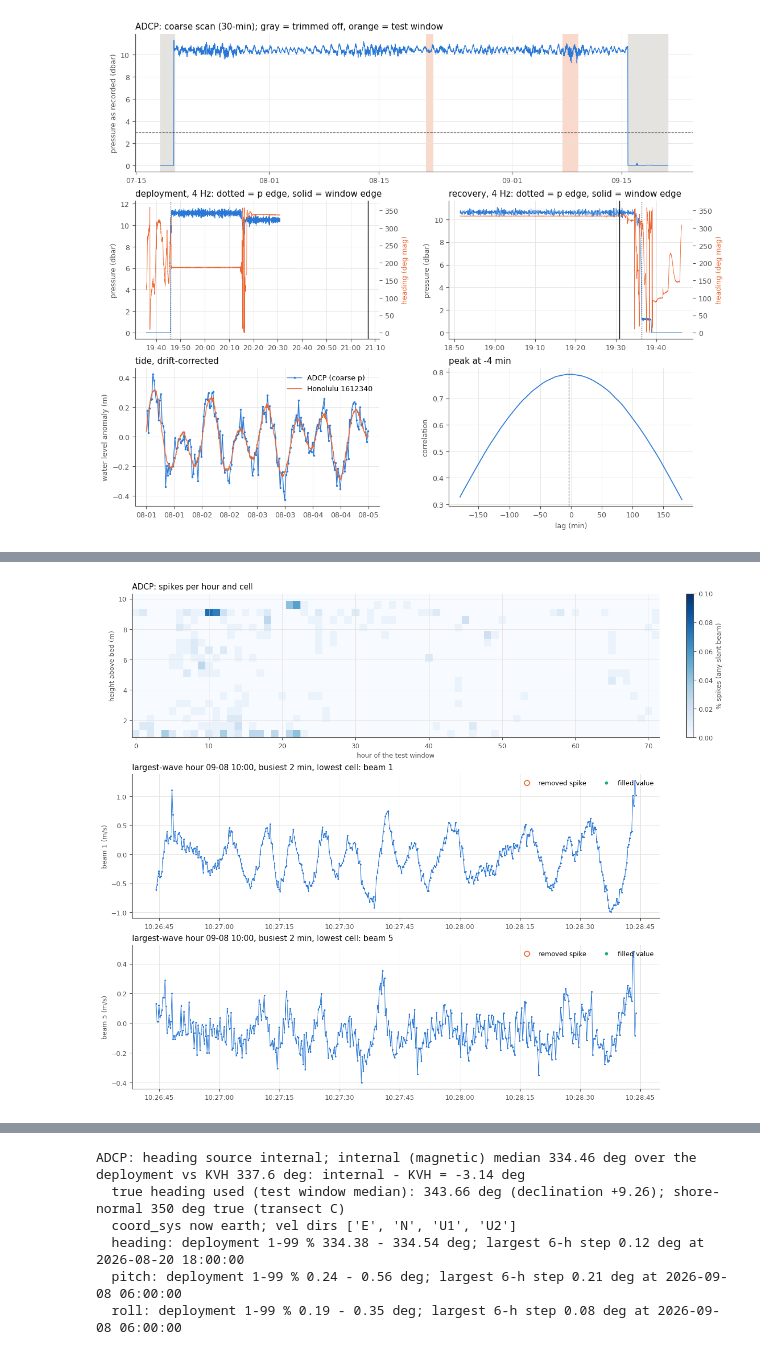
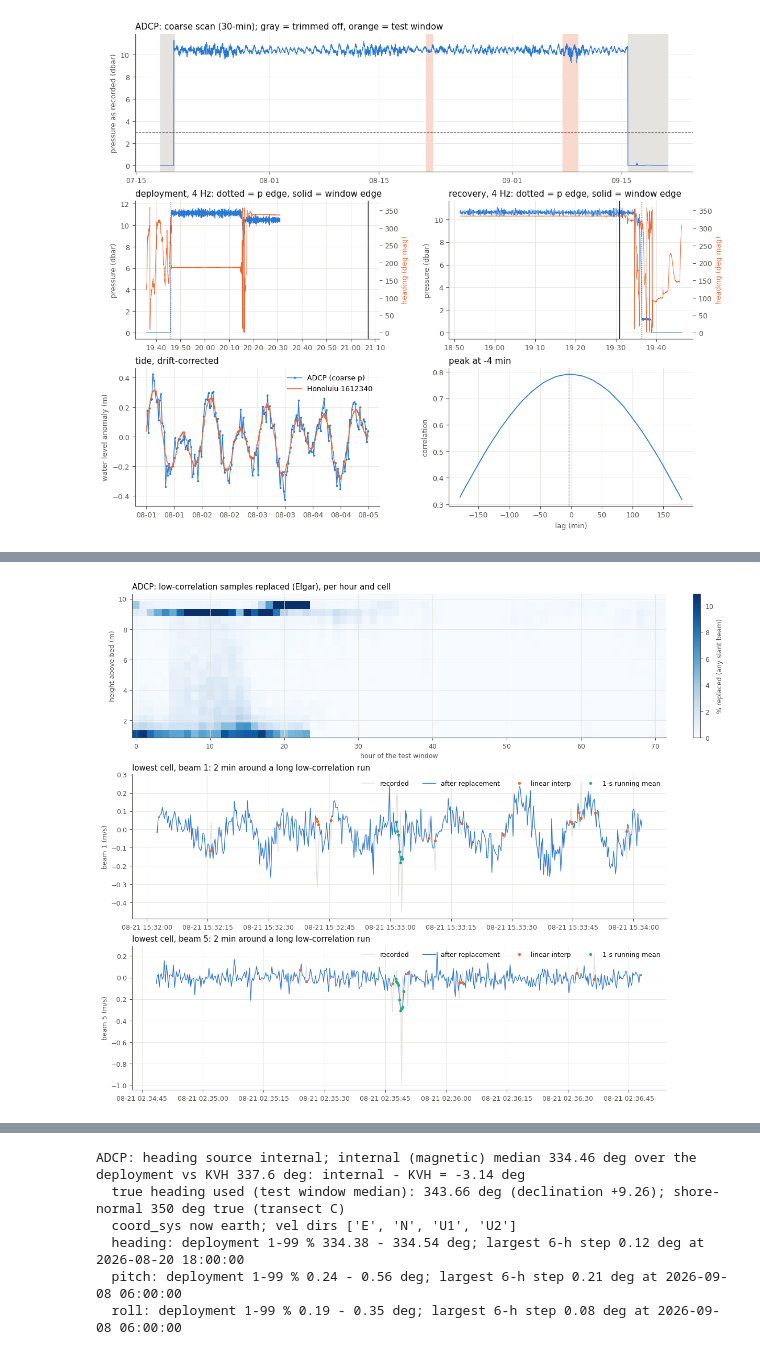
Before and after one commit to isidora-rojas/4EWA, a Jupyter notebook: processing/qc_runs/adcp_QC_full.ipynb, the cells around one changed output, grey strips where cells are left out. Drawn from its saved outputs; the diff is of its cells as text; code cells hidden in the pictures.

```diff
--- a/processing/qc_runs/adcp_QC_full.ipynb
+++ b/processing/qc_runs/adcp_QC_full.ipynb
@@ -858,75 +826,45 @@ ADCP: despiked in 24 s; threshold 6.56 sigma (universal)
 # %%
-##-----despiking checks + figure-----##
-# 1. spikes vs correlation dips (instrument artifacts vs noise-tail false positives), slant beams
-corr = ds["corr"].values
-dip = corr < CORR_DIP
-m_all = sub_ok[:4] & np.isfinite(vel_masked)
-print(f"correlation dip (< {CORR_DIP} %) at spikes vs all tested samples:")
-for b in range(4):
-    pa, ps = dip[b][m_all[b]].mean(), dip[b][m_all[b] & spk[b]].mean()
-    print(f"  beam {b + 1}: {100 * ps:5.1f} % vs {100 * pa:4.1f} % -> x{ps / max(pa, 1e-9):.1f}")
-print("spike rate by height (%, slant beams / vertical):")
+##-----replacement checks + figure-----##
+print("replaced (%, any slant beam, below-surface samples) by height: linear interp / running mean")
 for i in range(0, z.size, 3):
-    print(f"  {z[i]:4.1f} m: {100 * spk[:4, i][sub_ok[:4, i]].mean():.3f} / {100 * spk[4, i][sub_ok[4, i]].mean():.3f}")
+    m = sub_ok[0, i]
+    print(f"  {z[i]:4.1f} m: {100 * itp[:4, i].any(0)[m].mean():.3f} / {100 * rmn[:4, i].any(0)[m].mean():.3f}")
 
-# 2. wave band variance and skewness of the lowest cell, before (masked + short fill, no despiking) vs after
-n_use = seg_n - 8
-f = np.fft.rfftfreq(n_use, 1 / fs)
-wave_b, hf_b = (f >= 0.05) & (f <= 0.3), (f >= 0.5)
-rows = []
-for b in range(5):
-    Xb = b5_masked[REF_CELL] if b == 4 else vel_masked[b, REF_CELL]
-    Xa = ds.vel_b5.values[REF_CELL] if b == 4 else ds.vel.values[b, REF_CELL]
-    da = xr.DataArray(Xb[None], dims=("range", "time"), coords={"time": ds.time.values})
-    Xb = fill_short(da, np.zeros((1, Xb.size), bool))[0][0]
-    for h, g in pd.Series(np.arange(tq.size), index=tq).groupby(hour):
-        ii = g.values
-        if ii.size < n_use or brk[ii[1:n_use]].any():
-            continue
-        ii = ii[:n_use]
-        if np.isnan(Xb[ii]).any() or np.isnan(Xa[ii]).any():
-            continue
-        Sb = np.abs(np.fft.rfft(Xb[ii] - Xb[ii].mean())) ** 2
-        Sa = np.abs(np.fft.rfft(Xa[ii] - Xa[ii].mean())) ** 2
-        rows.append((b + 1, h, Sa[wave_b].sum() / Sb[wave_b].sum(), Sa[hf_b].sum() / Sb[hf_b].sum(),
-                     pd.Series(Xa[ii]).skew() - pd.Series(Xb[ii]).skew()))
-vr = pd.DataFrame(rows, columns=["beam", "hour", "wave", "hf", "dskew"])
-print(f"lowest cell ({z[REF_CELL]:.2f} m), after/before over gap-free hours:")
-for b, g in vr.groupby("beam"):
-    print(f"  beam {b}: {len(g)} h | wave band median {g.wave.median():.4f} (min {g.wave.min():.4f}) | "
-          f"0.5-2 Hz median {g.hf.median():.3f} | skewness change median {g.dskew.median():+.4f}, "
-          f"worst {g.dskew.abs().max():.4f}")
-
-# 3. figure: spike rate per hour and height; zooms of the busiest 2 min in the largest-wave hour
 fig = plt.figure(figsize=(12, 10), constrained_layout=True)
 gs = fig.add_gridspec(3, 1)
 ax = fig.add_subplot(gs[0])
-sp_h = 100 * pd.DataFrame((spk[:4].any(0) & below).T, index=tq).groupby(hour).mean()
-im = ax.pcolormesh(np.arange(len(sp_h)), z, sp_h.values.T, shading="nearest", cmap="Blues", vmin=0,
-                   vmax=max(np.nanpercentile(sp_h.values, 99), 0.1))
-plt.colorbar(im, ax=ax, label="% spikes (any slant beam)")
+rp_h = 100 * pd.DataFrame(((itp[:4] | rmn[:4]).any(0) & below).T, index=tq).groupby(hour).mean()
+im = ax.pcolormesh(np.arange(len(rp_h)), z, rp_h.values.T, shading="nearest", cmap="Blues", vmin=0,
+                   vmax=max(np.nanpercentile(rp_h.values, 99), 0.1))
+plt.colorbar(im, ax=ax, label="% replaced (any slant beam)")
 ax.set_xlabel("hour of the test window")
 ax.set_ylabel("height above bed (m)")
-ax.set_title(f"{sensor_id}: spikes per hour and cell", loc="left", color=INK)
-sl = (tq >= h_big) & (tq < h_big + pd.Timedelta(hours=1))
-cnt = pd.Series(spk[:4, REF_CELL].any(0)[sl], index=tq[sl]).rolling("2min").sum()
-z1 = cnt.idxmax(); z0 = z1 - pd.Timedelta(minutes=2)
-zz = (tq > z0) & (tq <= z1)
+ax.set_title(f"{sensor_id}: low-correlation samples replaced (Elgar), per hour and cell", loc="left", color=INK)
+# zoom: 2 min around the longest running-mean run (<= 200 samples) at the lowest cell, beam 1 and beam 5
 for j, b in enumerate([0, 4]):
     ax = fig.add_subplot(gs[j + 1])
-    Xb = b5_masked[REF_CELL] if b == 4 else vel_masked[b, REF_CELL]
-    Xa = ds.vel_b5.values[REF_CELL] if b == 4 else ds.vel.values[b, REF_CELL]
-    ax.plot(tq[zz], Xb[zz], color=SERIES, lw=0.8, marker=".", ms=2.5)
-    m = zz & spk[b, REF_CELL]
-    ax.plot(tq[m], Xb[m], "o", mfc="none", mec=BEAM_COLORS[1], ms=7, mew=1.3, label="removed spike")
-    m = zz & fil[b, REF_CELL]
-    ax.plot(tq[m], Xa[m], ".", color=BEAM_COLORS[2], ms=7, label="filled value")
+    g0, g1 = runs(rmn[b, REF_CELL])
+    L = g1 - g0 + 1
+    cand = np.flatnonzero(L <= 200)
+    if not cand.size:
+        g0, g1 = runs(itp[b, REF_CELL]); L = g1 - g0 + 1; cand = np.arange(L.size)
+    if not cand.size:
+        ax.set_title(f"beam {b + 1}: nothing replaced at the lowest cell", loc="left", color=INK)
+        continue
+    k = cand[np.argmax(L[cand])]
+    mid = (g0[k] + g1[k]) // 2
+    zz = np.zeros(tq.size, bool); zz[max(mid - int(60 * fs), 0):mid + int(60 * fs)] = True
+    after = ds.vel_b5.values[REF_CELL] if b == 4 else ds.vel.values[b, REF_CELL]
+    ax.plot(tq[zz], rec_ref[b][zz], color=GRID, lw=1.2, label="recorded")
+    ax.plot(tq[zz], after[zz], color=SERIES, lw=0.9, label="after replacement")
+    for m_, col, lab in [(itp[b, REF_CELL], BEAM_COLORS[1], "linear interp"), (rmn[b, REF_CELL], BEAM_COLORS[2], "1-s running mean")]:
+        ax.plot(tq[zz & m_], after[zz & m_], "o", ms=3, color=col, label=lab)
     ax.set_ylabel(f"beam {b + 1} (m/s)")
-    ax.set_title(f"largest-wave hour {h_big:%m-%d %H}:00, busiest 2 min, lowest cell: beam {b + 1}", loc="left", color=INK)
-    ax.xaxis.set_major_formatter(mdates.DateFormatter("%H:%M:%S"))
-    ax.legend(frameon=False, loc="upper right", ncol=2)
-fig.savefig(fig_dir / f"{sensor_id}_despike.png", dpi=150)
+    ax.set_title(f"lowest cell, beam {b + 1}: 2 min around a long low-correlation run", loc="left", color=INK)
+    ax.xaxis.set_major_formatter(mdates.DateFormatter("%m-%d %H:%M:%S"))
+    ax.legend(frameon=False, loc="upper right", ncol=4)
+fig.savefig(fig_dir / f"{sensor_id}_replace.png", dpi=150)
 plt.show()
-del vel_masked, b5_masked, severity
+del rec_ref
 gc.collect();
 # %% [output]
@@ -952,4 +879,4 @@ lowest cell (1.10 m), after/before over gap-free hours:
-[figure, old version]
+[figure, new version]
 # %% [markdown]
 ### 5. Rotation to earth/shore-normal
 - The compass and tilt sensor are in the transducer housing, so dolfyn's own chain is used: `set_declination`
```
Also changed, not shown: parts of 28 cells of this notebook, 19 other files.
